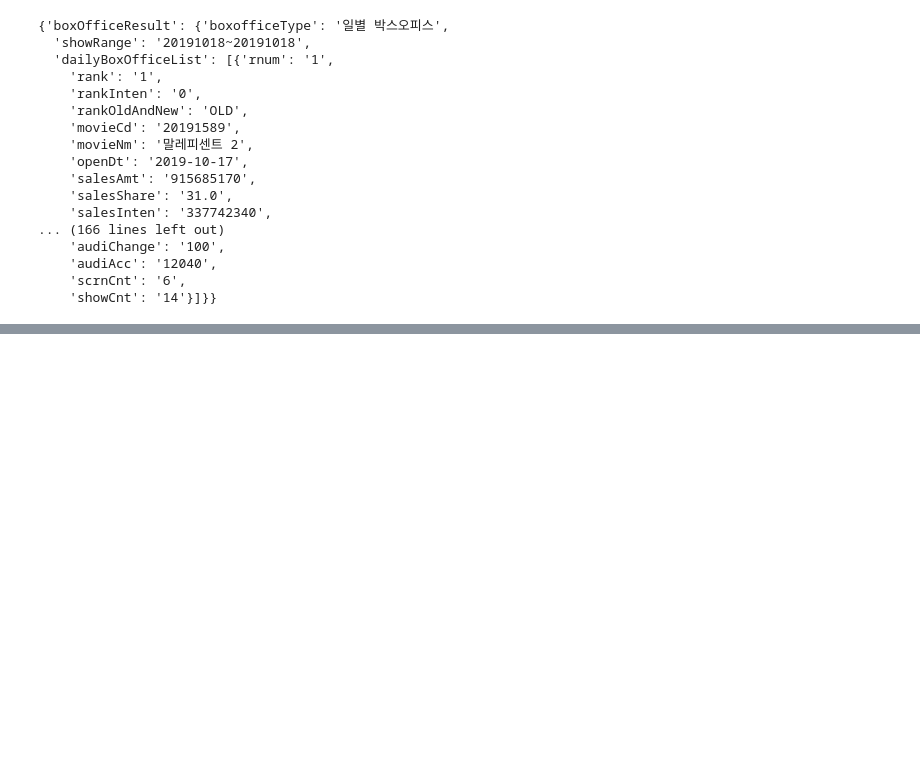
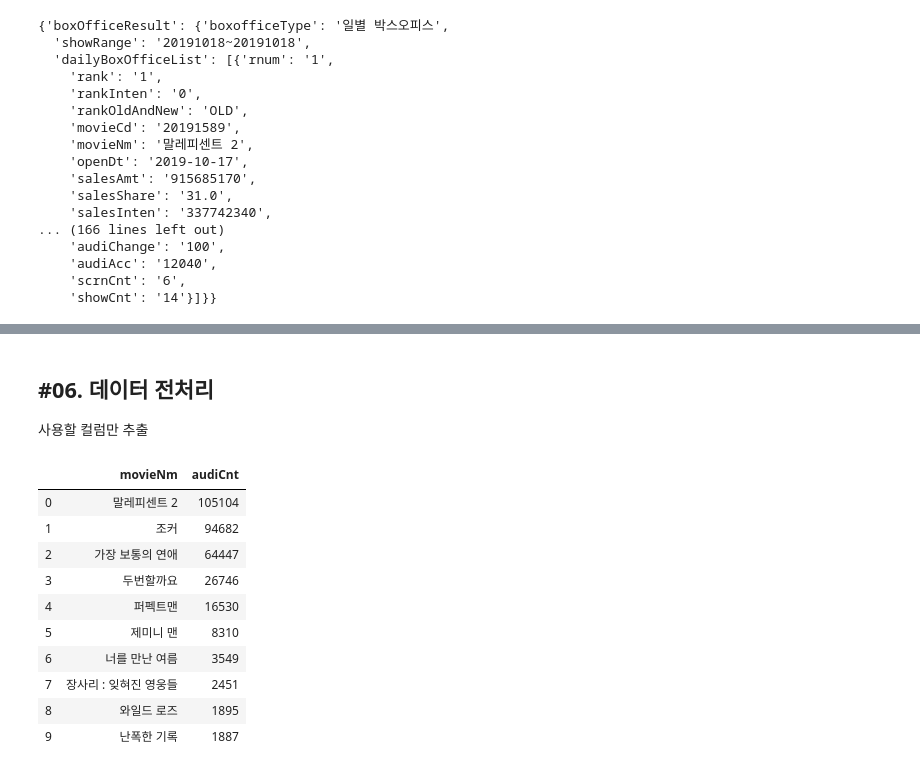
Before and after one commit to nice0001-angelo/DataAnalysis, a Jupyter notebook: 18-영화진흥원OpenAPI.ipynb, the cells around one changed output, grey strips where cells are left out. Drawn from its saved outputs; the diff is of its cells as text; code cells hidden in the pictures; blank space fills up the shorter version.

```diff
--- a/18-영화진흥원OpenAPI.ipynb
+++ b/18-영화진흥원OpenAPI.ipynb
@@ -83,0 +101,19 @@ daily_boxoffice_dict
+# %% [markdown]
+## #06. 데이터 전처리
+
+사용할 컬럼만 추출
+# %%
+tmp_df = daily_boxoffice_df.filter(['movieNm','audiCnt'])
+tmp_df
+# %% [output]
+|  | movieNm | audiCnt |
+| 0 | 말레피센트 2 | 105104 |
+| 1 | 조커 | 94682 |
+| 2 | 가장 보통의 연애 | 64447 |
+| 3 | 두번할까요 | 26746 |
+| 4 | 퍼펙트맨 | 16530 |
+| 5 | 제미니 맨 | 8310 |
+| 6 | 너를 만난 여름 | 3549 |
+| 7 | 장사리 : 잊혀진 영웅들 | 2451 |
+| 8 | 와일드 로즈 | 1895 |
+| 9 | 난폭한 기록 | 1887 |
```
Also changed, not shown: parts of 8 cells of this notebook.
